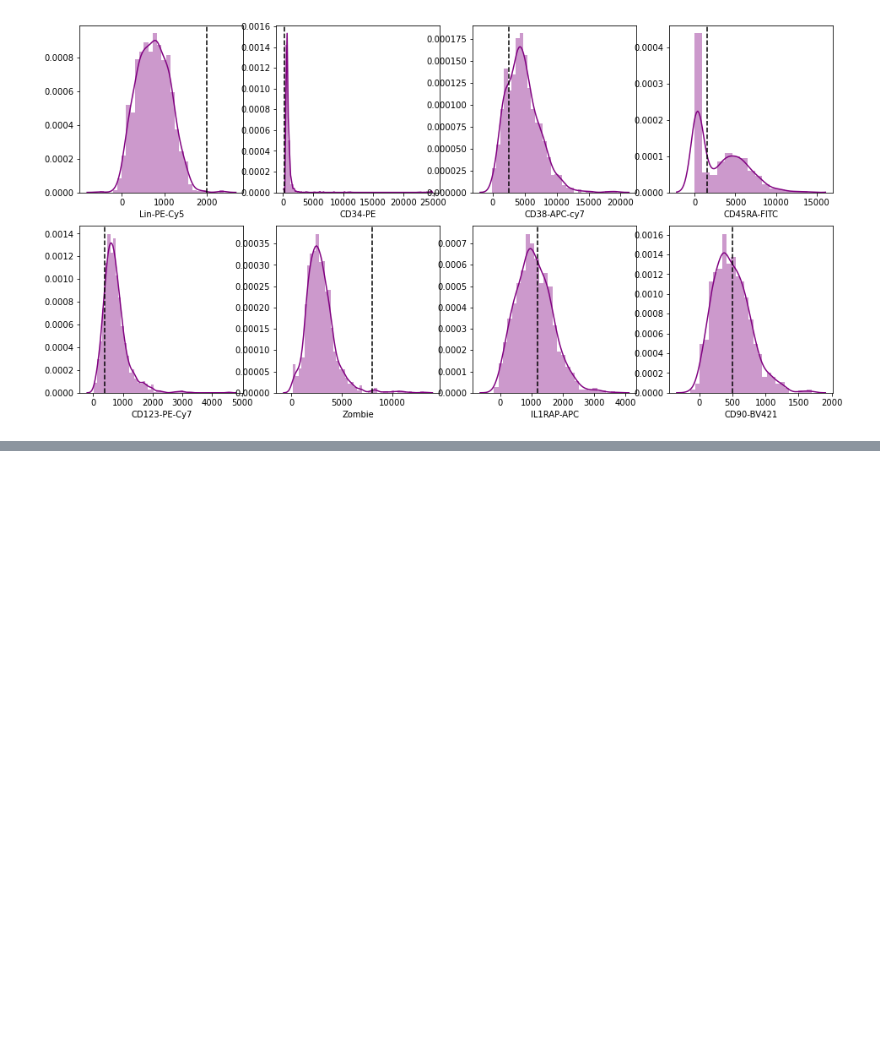
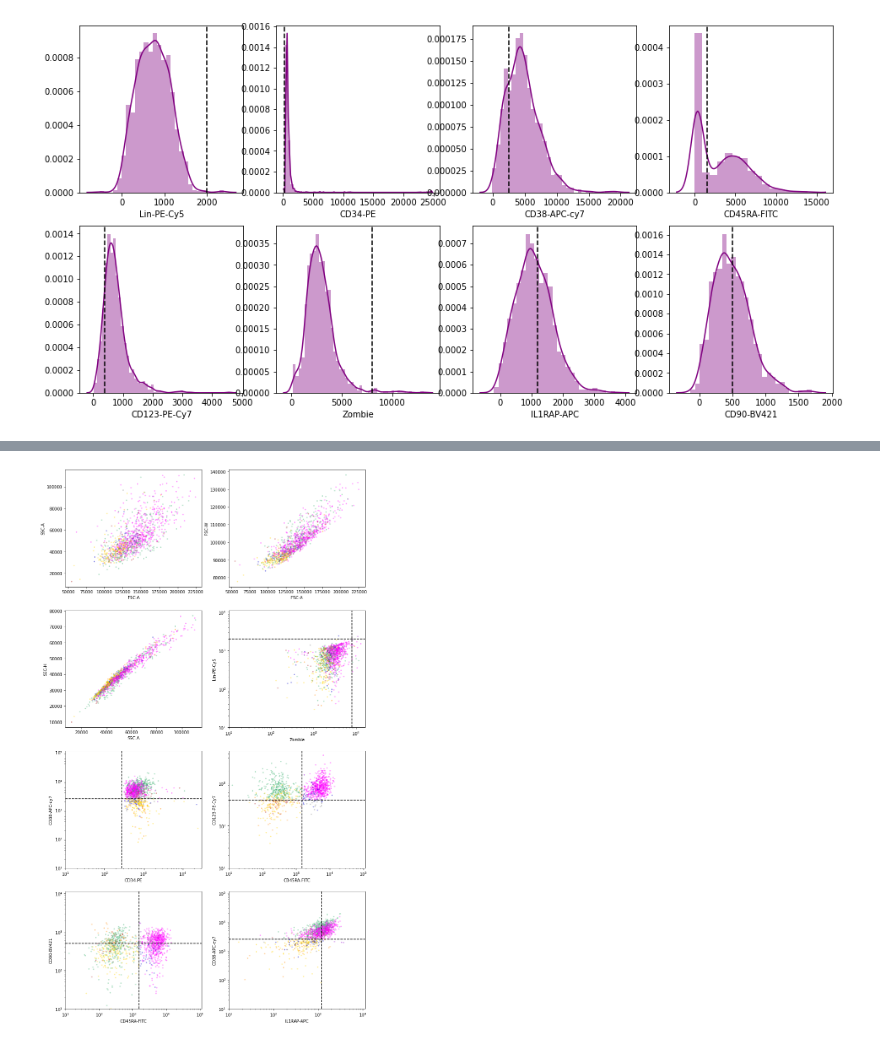
Before and after one commit to AnnatinaSchnegg/AS_amplicons, a Jupyter notebook: Code/Index - RN CD34.ipynb, the cells around one changed output, grey strips where cells are left out. Saved outputs shown, nothing was run; the diff lists cells and outputs as text; code cells hidden in the pictures; blank space fills up the shorter version.

```diff
--- a/Code/Index - RN CD34.ipynb
+++ b/Code/Index - RN CD34.ipynb
@@ -307,0 +362,57 @@ CD34_alldata
+# %%
+#Plot again, but this time colour by cell type
+#Need to figure out how to apply a legend - ask FZ
+
+sourcedata = CD34_alldata.copy()  #Can swap to a different df here to look at compensated data
+
+#Here's what's being plotted
+plot_list = [
+    ['FSC-A', 'SSC-A'],
+    ['FSC-A', 'FSC-W'],
+    ['SSC-A', 'SSC-H'],
+    ['Zombie', 'Lin-PE-Cy5'],
+    ['CD34-PE', 'CD38-APC-cy7'],
+    ['CD45RA-FITC', 'CD123-PE-Cy7'],
+    ['CD45RA-FITC', 'CD90-BV421'],
+    ['IL1RAP-APC', 'CD38-APC-cy7']
+]
+
+#Define colour palette here, and make a new column for it (c=  can only take a number or colour, not a categorical)
+ct = sourcedata['celltype'].drop_duplicates().to_list()
+col = ['mediumseagreen', 'gray', 'fuchsia', 'mediumblue','gold', 'darkorange', 'firebrick', 'darkviolet'] #can replace the colours used here
+palette = dict(zip(ct, col))
+
+sourcedata['Colour'] = sourcedata['celltype'].replace(palette)
+
+
+#Which fluorophores are on a log scale
+logs = ['Lin-PE-Cy5', 'CD34-PE','CD38-APC-cy7', 'CD45RA-FITC','CD123-PE-Cy7','Zombie', 'IL1RAP-APC', 'CD90-BV421']
+
+fix, axs = plt.subplots(4,2, figsize = (13,24))
+axs = axs.ravel()
+fig.subplots_adjust(hspace = 0.3, wspace=.3)
+
+for ax,y in zip(axs, plot_list):
+    x_label = y[0]
+    y_label = y[1]
+    ax.scatter(sourcedata[x_label] + 11, sourcedata[y_label] + 11, alpha = 0.3, c = sourcedata['Colour'],  s = 5)
+    ax.set_xlabel(x_label)
+    ax.set_ylabel(y_label)
+    #ax.legend(bbox_to_anchor=(1.05, 1), loc='upper left', borderaxespad=0., title='Cell types')
+    if x_label in logs:
+        ax.set_xscale('log')
+        ax.set_xlim(left = 10)
+    if y_label in logs:
+        ax.set_yscale('log')
+        ax.set_ylim(bottom = 10)
+    if x_label in gate_loc:
+        ax.axvline(gate_loc[x_label], ls = '--', c = 'k')
+    if y_label in gate_loc:
+        ax.axhline(gate_loc[y_label], ls = '--', c = 'k')
+
+    ax.autoscale_view()
+
+
+fig.tight_layout()
+# %% [output]
+[figure, added]
```
Also changed, not shown: parts of 4 cells of this notebook, 4 other files.
